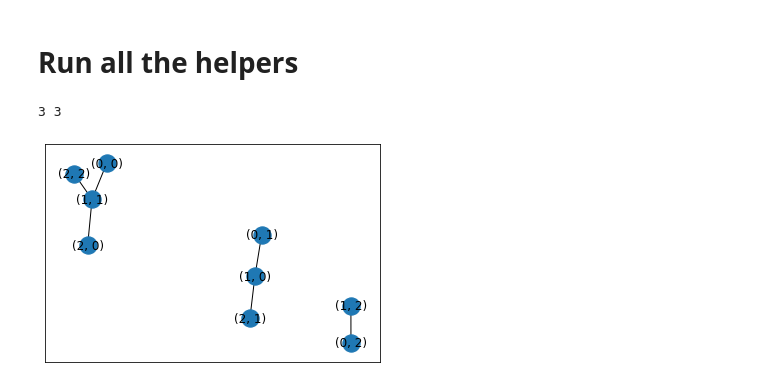
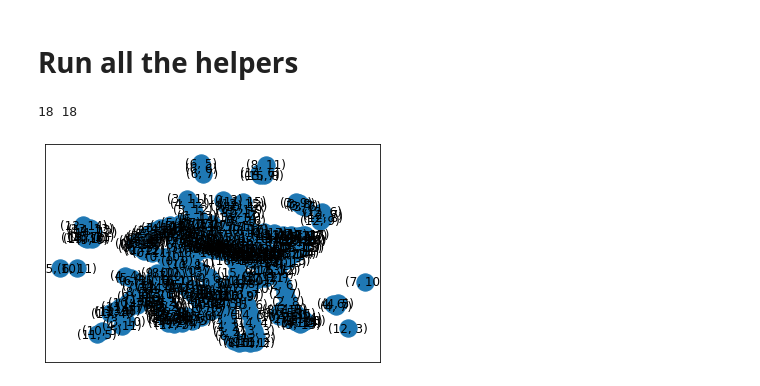
Before and after one commit to josephjkuang/pixel_art, a Jupyter notebook: Upscale.ipynb, the cells around one changed output. Saved outputs shown, nothing was run; the diff lists cells and outputs as text; code cells hidden in the pictures.

```diff
--- a/Upscale.ipynb
+++ b/Upscale.ipynb
@@ -62,9 +62,8 @@ Milestone steps to upscale 8-bit pixel art vectors:
 def create_similarity_graph(image):
     # Create a similarity graph from the input image using heuristics to group similar pixels together.
     img_yuv = cv2.cvtColor(image, cv2.COLOR_BGR2YUV)
-    graph = networkx.Graph()
+    graph = nx.Graph()
     height, width, _ = img_yuv.shape
-    print(height, width)
 
     for y1 in range(height):
         for x1 in range(width):
@@ -121,10 +120,14 @@ def remove_diagonal_gestalt(node, graph):
         graph.remove_edges_from([((x, y), (x + 1, y + 1)), ((x + 1, y), (x, y + 1))])
 
 def getCurvesScore(node, graph):
-    return
+    return np.array([0, 0])
 
 def getSparsePixelsScore(node, graph):
-    return
+    x, y = node
+    component1 = nx.ego_graph(graph, node, radius = 4).nodes()
+    component2 = nx.ego_graph(graph, (x + 1, y), radius = 4).nodes()
+
+    return np.array([len(component1), len(component2)])
 
 def getIslandsScore(node, graph):
     x, y = node
@@ -155,13 +155,13 @@ array([3, 5])
 # Run all the helpers
 # %%
 # Convert to grayscale
-boo_file = './inputs/test.png'
+boo_file = './inputs/boo.png'
 boo = cv2.imread(boo_file)
 
 graph = create_similarity_graph(boo)
 graph = remove_diagonals(graph, boo)
 
-networkx.draw_networkx(graph)
+nx.draw_networkx(graph)
 # %% [output]
-3 3
+18 18
-[figure, old version]
+[figure, new version]
```
Also changed, not shown: parts of 2 cells of this notebook.
